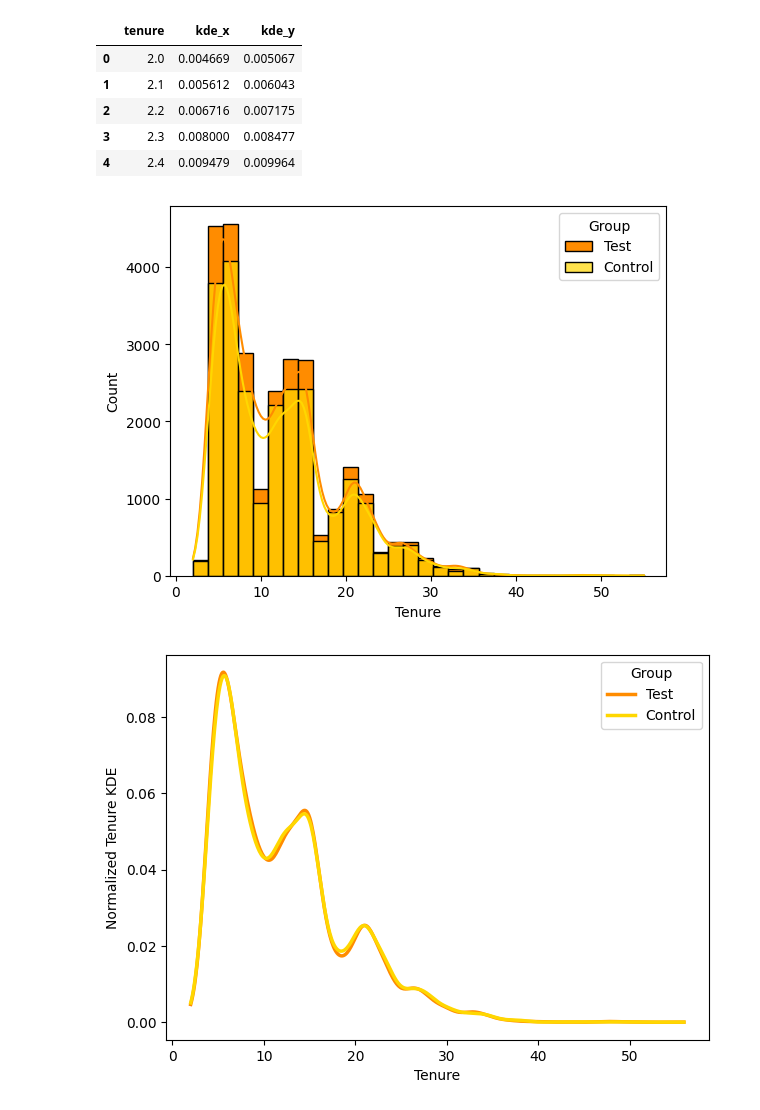
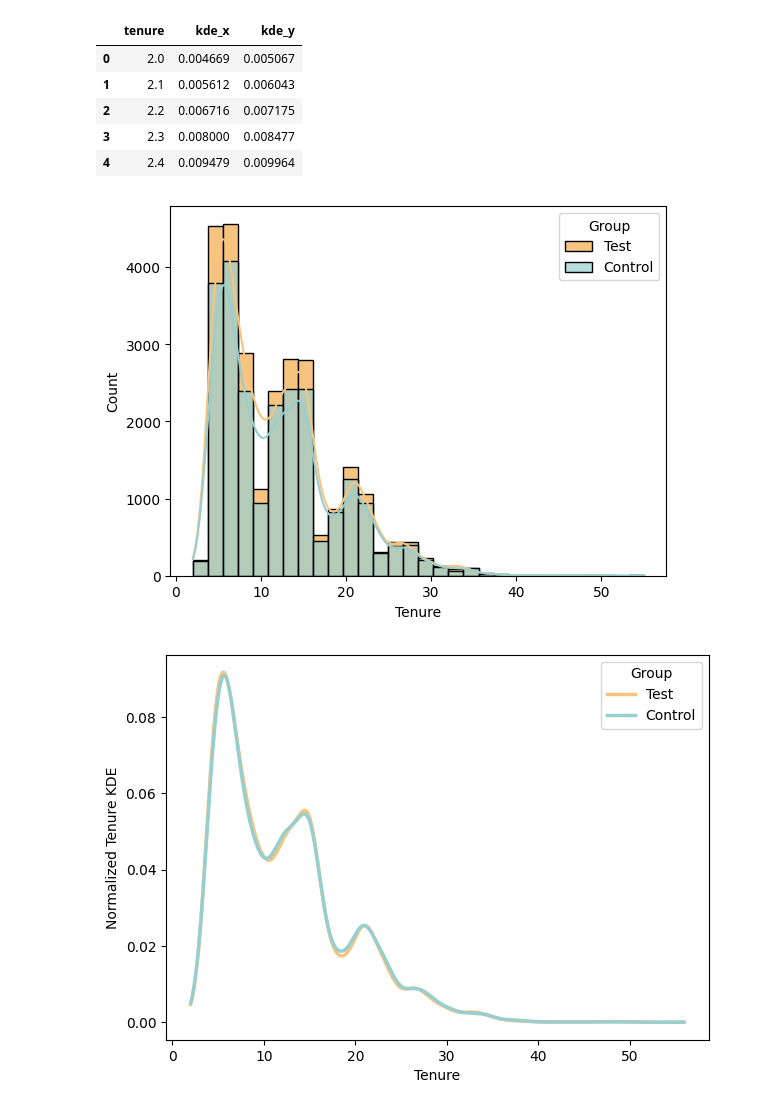
Before and after one commit to johannapfeil/vanguard-ab-test, a Jupyter notebook: notebooks/EDA.ipynb, the cells around one changed output. Drawn from its saved outputs; the diff is of its cells as text; code cells hidden in the pictures.

```diff
--- a/notebooks/EDA.ipynb
+++ b/notebooks/EDA.ipynb
@@ -406,20 +405,20 @@ kde_combined_df_tenure.head()
 | 3 | 2.3 | 0.008000 | 0.008477 |
 | 4 | 2.4 | 0.009479 | 0.009964 |
 # %%
-sns.histplot(df_tot_test['client_tenure_year'], bins = 30, kde = True, alpha = 1, label='Test', color='darkorange');
-sns.histplot(df_tot_control['client_tenure_year'], bins = 30, kde = True, alpha = 0.7, label='Control', color='gold');
+sns.histplot(df_tot_test['client_tenure_year'], bins = 30, kde = True, alpha = 1, label='Test', color='#f7c480');
+sns.histplot(df_tot_control['client_tenure_year'], bins = 30, kde = True, alpha = 0.7, label='Control', color='#97cfd0');
 plt.legend(title = 'Group')
 plt.xlabel('Tenure');
 plt.savefig('../slides/plots/tenure_histogram.png', bbox_inches='tight')
 # %% [output]
-[figure, old version]
+[figure, new version]
 # %%
 plt.figure(figsize = (7, 5))
-plt.plot(kde_list_tenure['test']['tenure'], kde_list_tenure['test']['kde'], color='darkorange', label='Test', linewidth=2.5)
-plt.plot(kde_list_tenure['control']['tenure'], kde_list_tenure['control']['kde'], color='gold', label='Control', linewidth=2.5)
+plt.plot(kde_list_tenure['test']['tenure'], kde_list_tenure['test']['kde'], color='#f7c480', label='Test', linewidth=2.5)
+plt.plot(kde_list_tenure['control']['tenure'], kde_list_tenure['control']['kde'], color='#97cfd0', label='Control', linewidth=2.5)
 plt.xlabel('Tenure')
 plt.ylabel('Normalized Tenure KDE')
 plt.legend(title = 'Group');
 plt.savefig('../slides/plots/tenure_kde.png', bbox_inches='tight')
 # %% [output]
-[figure, old version]
+[figure, new version]
```
Also changed, not shown: parts of 4 cells of this notebook, 8 other files.
